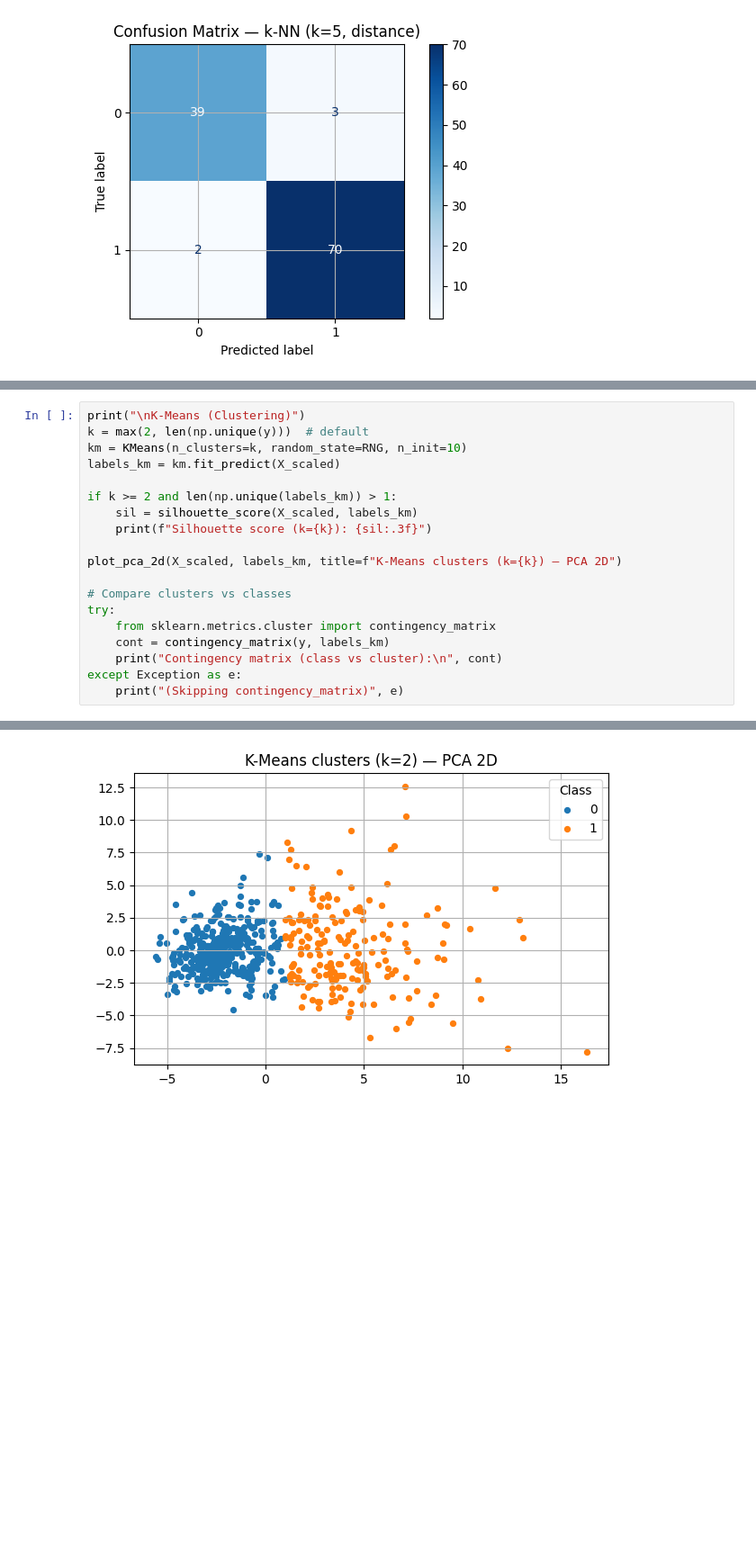
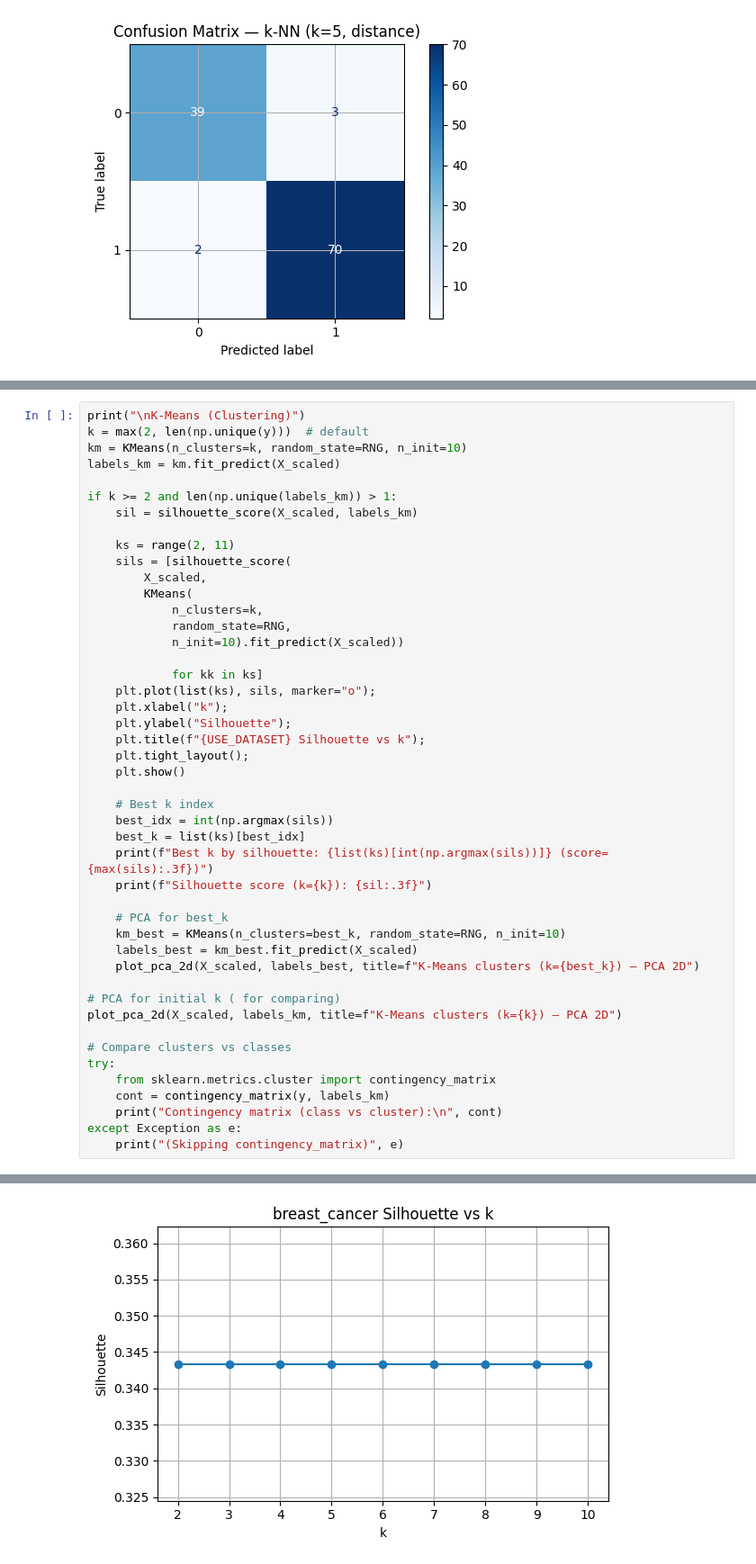
Before and after one commit to anastev982/DeepNets-Playground, a Jupyter notebook: case_studies/data_mining_algorithms/data_mining_algorithms.ipynb, the cells around one changed output, grey strips where cells are left out. Shown: that part at 90% size. Saved outputs shown, nothing was run; the diff lists cells and outputs as text; blank space fills up the shorter version.

```diff
--- a/case_studies/data_mining_algorithms/data_mining_algorithms.ipynb
+++ b/case_studies/data_mining_algorithms/data_mining_algorithms.ipynb
@@ -211,8 +255,35 @@ labels_km = km.fit_predict(X_scaled)
 
 if k >= 2 and len(np.unique(labels_km)) > 1:
     sil = silhouette_score(X_scaled, labels_km)
+
+    ks = range(2, 11)
+    sils = [silhouette_score(
+        X_scaled,
+        KMeans(
+            n_clusters=k,
+            random_state=RNG,
+            n_init=10).fit_predict(X_scaled))
+
+            for kk in ks]
+    plt.plot(list(ks), sils, marker="o");
+    plt.xlabel("k");
+    plt.ylabel("Silhouette");
+    plt.title(f"{USE_DATASET} Silhouette vs k");
+    plt.tight_layout();
+    plt.show()
+
+    # Best k index
+    best_idx = int(np.argmax(sils))
+    best_k = list(ks)[best_idx]
+    print(f"Best k by silhouette: {list(ks)[int(np.argmax(sils))]} (score={max(sils):.3f})")
     print(f"Silhouette score (k={k}): {sil:.3f}")
 
+    # PCA for best_k
+    km_best = KMeans(n_clusters=best_k, random_state=RNG, n_init=10)
+    labels_best = km_best.fit_predict(X_scaled)
+    plot_pca_2d(X_scaled, labels_best, title=f"K-Means clusters (k={best_k}) — PCA 2D")
+
+# PCA for initial k ( for comparing)
 plot_pca_2d(X_scaled, labels_km, title=f"K-Means clusters (k={k}) — PCA 2D")
 
 # Compare clusters vs classes
@@ -228 +298 @@ Silhouette score (k=2): 0.343
-[figure, old version]
+[figure, new version]
```
Also changed, not shown: parts of 8 cells of this notebook, 14 other files.
